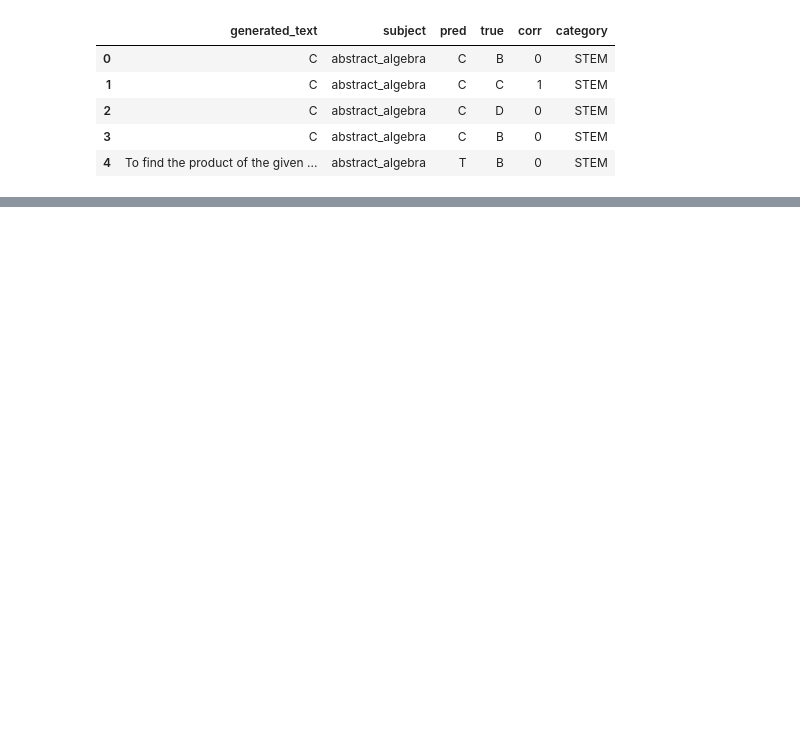
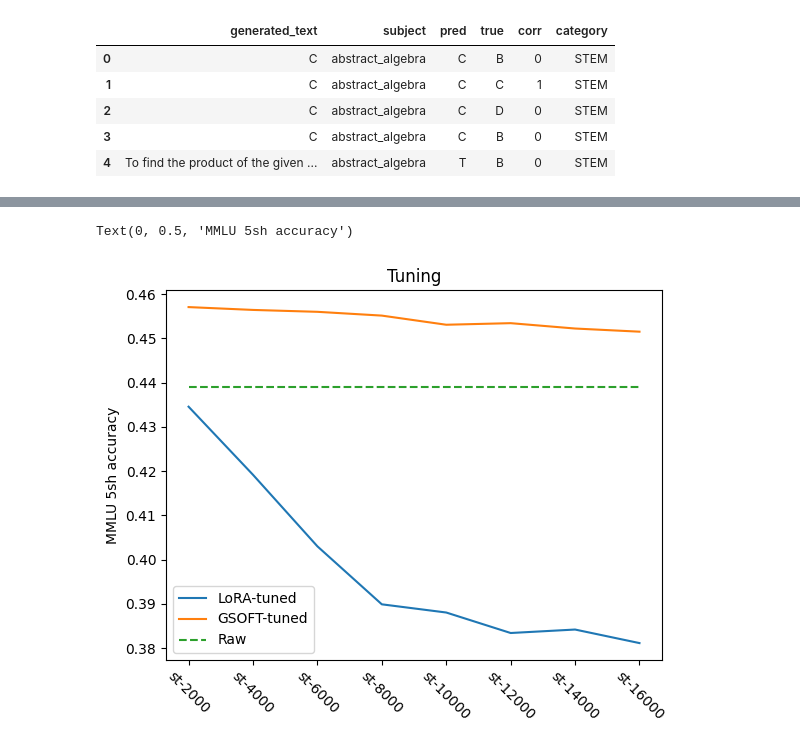
Before and after one commit to Bogachevv/OrthogonalFineTune, a Jupyter notebook: view_MMLU.ipynb, the cells around one changed output, grey strips where cells are left out. Drawn from its saved outputs; the diff is of its cells as text; code cells hidden in the pictures; blank space fills up the shorter version.

```diff
--- a/view_MMLU.ipynb
+++ b/view_MMLU.ipynb
@@ -422,0 +431,41 @@ Text(0, 0.5, 'MMLU 5sh accuracy')
+# %%
+LoRA_scores = [
+    total_res[total_res['run_name'] == f'LoRA_1b-code st-{st}'].accuracy[0]
+    for st in range(2000, max_step+1,2000)
+]
+
+GSOFT_scores = [
+    total_res[total_res['run_name'] == f'GSOFT_1b-code st-{st}'].accuracy[0]
+    for st in range(2000, max_step+1,2000)
+]
+
+sns.lineplot(
+    x=range(2_000, max_step+1, 2000),
+    y=LoRA_scores,
+    label='LoRA-tuned'
+)
+
+sns.lineplot(
+    x=range(2_000, max_step+1, 2000),
+    y=GSOFT_scores,
+    label='GSOFT-tuned'
+)
+
+sns.lineplot(
+    x=[2_000, max_step],
+    y=[total_res[total_res['run_name'] == 'Raw 1b'].accuracy.iloc[-1]] * 2,
+    linestyle='--',
+    label='Raw'
+)
+
+plt.xticks(
+    range(2_000, max_step+1,2000),
+    labels=[f'st-{st}' for st in range(2000, max_step+1,2000)],
+    rotation=-45
+)
+
+plt.title('Tuning')
+plt.ylabel('MMLU 5sh accuracy')
+# %% [output]
+Text(0, 0.5, 'MMLU 5sh accuracy')
+[figure, added]
```
Also changed, not shown: parts of 13 cells of this notebook, 2 other files.
